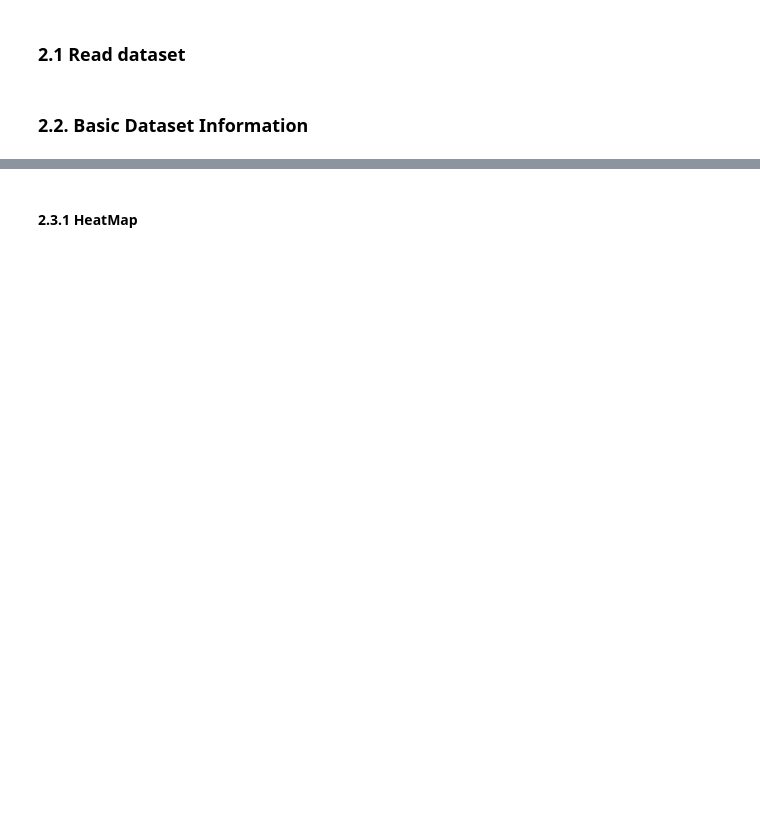
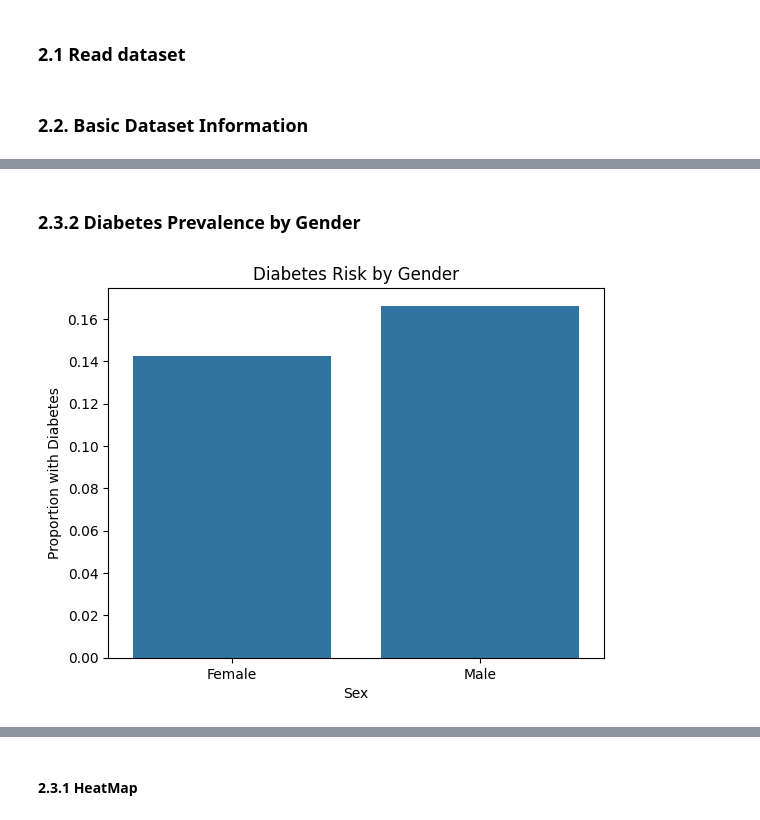
Before and after one commit to sophie-mc-dev/unibo-big-data-analytics, a Jupyter notebook: notebooks/main.ipynb, the cells around one changed output, grey strips where cells are left out. Saved outputs shown, nothing was run; the diff lists cells and outputs as text; code cells hidden in the pictures; blank space fills up the shorter version.

```diff
--- a/notebooks/main.ipynb
+++ b/notebooks/main.ipynb
@@ -25,0 +139,12 @@ df.isnull().sum()
+# %% [markdown]
+### 2.3.2 Diabetes Prevalence by Gender
+# %%
+df_plot = df.copy()
+df_plot['Sex'] = df_plot['Sex'].replace({1: 'Male', 0: 'Female'})
+
+sns.barplot(x='Sex', y='Diabetes', data=df_plot, errorbar=None)
+plt.title('Diabetes Risk by Gender')
+plt.ylabel('Proportion with Diabetes')
+plt.show()
+# %% [output]
+[figure, added]
```
Also changed, not shown: parts of 64 cells of this notebook.
